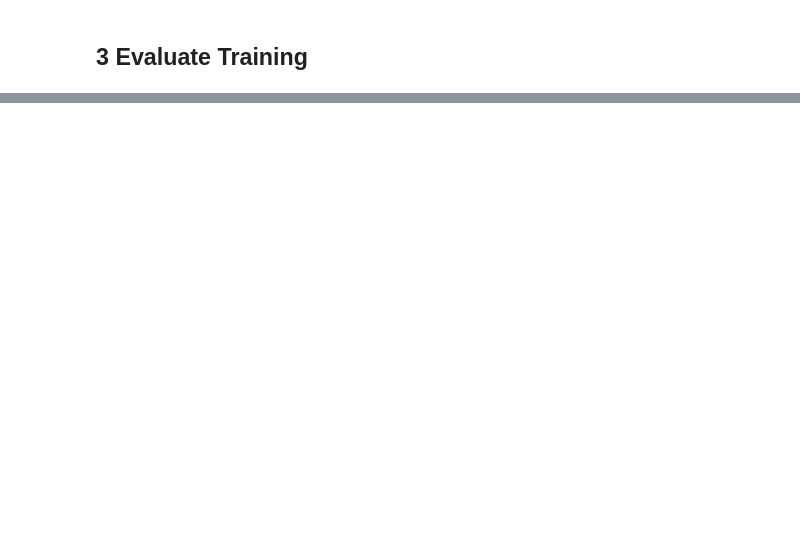
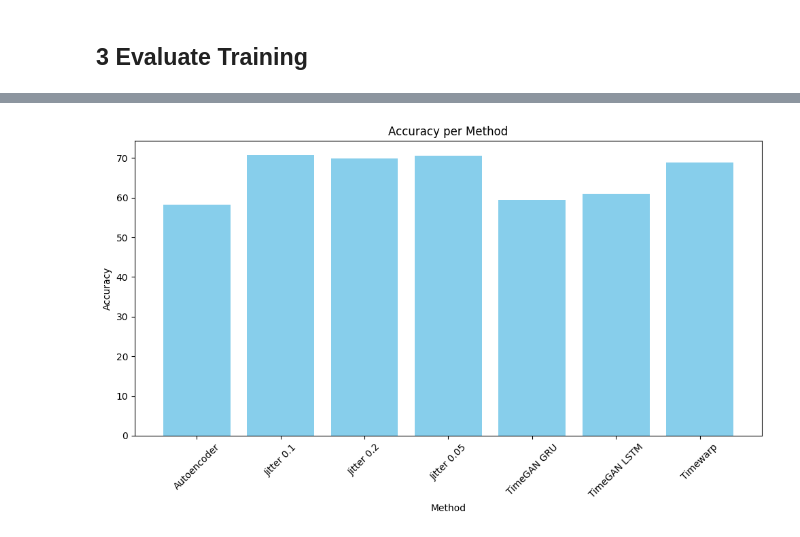
Before and after one commit to arneallwardt/time_series_data_augmentation, a Jupyter notebook: data_evaluation/discriminative_model_training.ipynb, the cells around one changed output, grey strips where cells are left out. Saved outputs shown, nothing was run; the diff lists cells and outputs as text; code cells hidden in the pictures; blank space fills up the shorter version.

Commit message:
organized results folder and added first discriminative results

```diff
--- a/data_evaluation/discriminative_model_training.ipynb
+++ b/data_evaluation/discriminative_model_training.ipynb
@@ -238,5 +173,19 @@ Text(0.5, 1.0, 'Validation Accuracy')
+# %%
+autoencoder_test = load_sequential_time_series(SYNTHETIC_DATA_FOLDER / 'discriminative_test' / 'discriminative_test_autoencoder_3000_13_5.csv', shape=(3000, 13, 5))
+jitt_01_test = load_sequential_time_series(SYNTHETIC_DATA_FOLDER / 'discriminative_test' / 'discriminative_test_jitt_01_3000_13_5.csv', shape=(3000, 13, 5))
+jitt_02_test = load_sequential_time_series(SYNTHETIC_DATA_FOLDER / 'discriminative_test' / 'discriminative_test_jitt_02_3000_13_5.csv', shape=(3000, 13, 5))
+jitt_005_test = load_sequential_time_series(SYNTHETIC_DATA_FOLDER / 'discriminative_test' / 'discriminative_test_jitt_005_3000_13_5.csv', shape=(3000, 13, 5))
+timegan_gru_test = load_sequential_time_series(SYNTHETIC_DATA_FOLDER / 'discriminative_test' / 'discriminative_test_timegan_gru_3000_13_5.csv', shape=(3000, 13, 5))
+timegan_lstm_test = load_sequential_time_series(SYNTHETIC_DATA_FOLDER / 'discriminative_test' / 'discriminative_test_timegan_lstm_3000_13_5.csv', shape=(3000, 13, 5))
+timewarp_test = load_sequential_time_series(SYNTHETIC_DATA_FOLDER / 'discriminative_test' / 'discriminative_test_timewarp_3000_13_5.csv', shape=(3000, 13, 5))
+# %%
+results = pd.DataFrame(columns=['Method', 'Accuracy'])
 # %%
-def get_test_performance(model, X_test, y_test):
+def get_test_performance(model, test_data, method, results):
+
+    X_test, y_test = extract_features_and_targets_clas(test_data)
+    X_test = torch.tensor(X_test, dtype=torch.float32)
+    y_test = torch.tensor(y_test, dtype=torch.float32)
 
     with torch.inference_mode():
         test_logits = model(X_test.to(hyperparameters["device"])) # get plain model output (logits)
@@ -244,6 +193,8 @@ def get_test_performance(model, X_test, y_test):
         test_preds = torch.round(test_probs) # get classes
 
         test_acc = accuracy(y_true=y_test, y_pred=torch.tensor(test_preds))
-        test_loss = criterion(test_logits, y_test).item()
+        print(test_acc)
 
-    return test_acc, test_loss
+        results = pd.concat([results, pd.DataFrame([{'Method': method, 'Accuracy': test_acc}])], ignore_index=True)
+
+    return results
@@ -257,0 +201,8 @@ Test Accuracy: 78.33333333333333
+# %%
+results = get_test_performance(model, autoencoder_test, 'Autoencoder', results)
+results = get_test_performance(model, jitt_01_test, 'Jitter 0.1', results)
+results = get_test_performance(model, jitt_02_test, 'Jitter 0.2', results)
+results = get_test_performance(model, jitt_005_test, 'Jitter 0.05', results)
+results = get_test_performance(model, timegan_gru_test, 'TimeGAN GRU', results)
+results = get_test_performance(model, timegan_lstm_test, 'TimeGAN LSTM', results)
+results = get_test_performance(model, timewarp_test, 'Timewarp', results)
@@ -257,0 +227,15 @@ Test Accuracy: 78.33333333333333
+# %%
+plt.figure(figsize=(10, 6))
+plt.bar(results['Method'], results['Accuracy'], color='skyblue')
+
+# Diagramm anpassen
+plt.xlabel('Method')
+plt.ylabel('Accuracy')
+plt.title('Accuracy per Method')
+plt.xticks(rotation=45)  # Optional: Dreht die Beschriftungen der x-Achse um 45 Grad
+plt.tight_layout()
+
+# Diagramm anzeigen
+plt.show()
+# %% [output]
+[figure, added]
```
Also changed, not shown: parts of 12 cells of this notebook, 9 other files.
